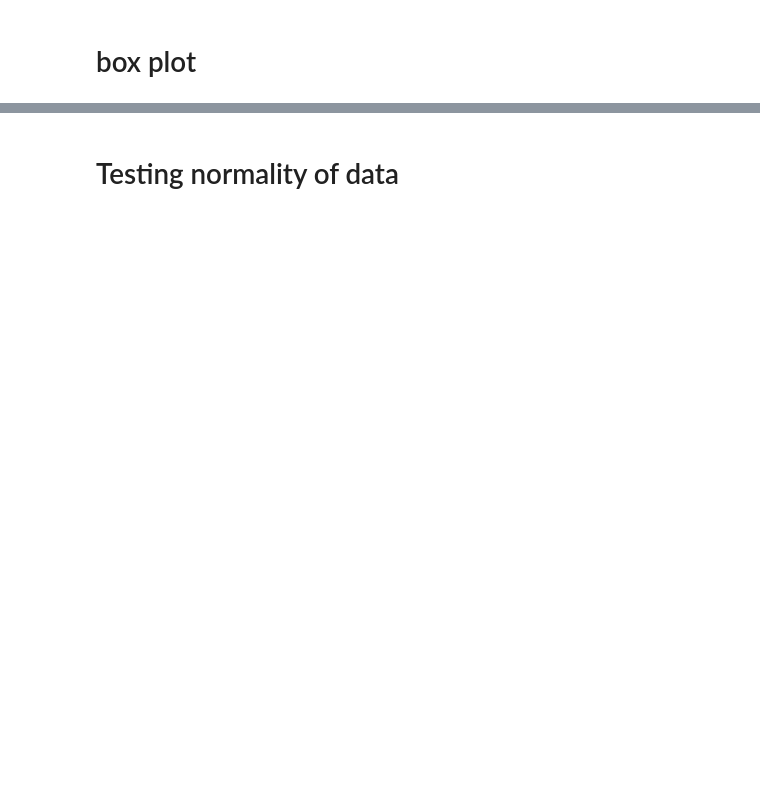
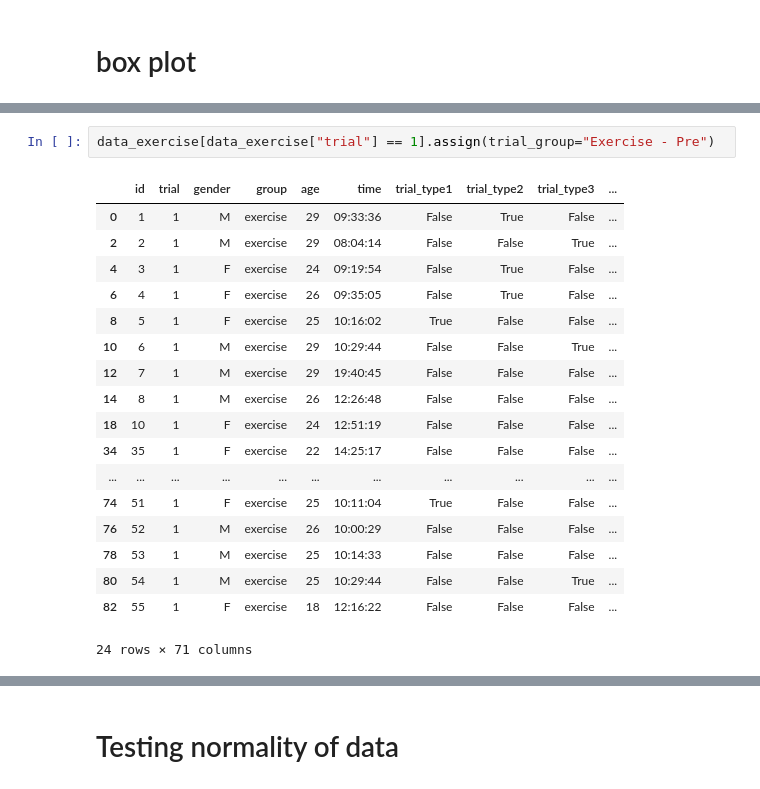
Before and after one commit to GermanButtiero/reaction_time, a Jupyter notebook: analysis_V3.ipynb, the cells around one changed output, grey strips where cells are left out. Drawn from its saved outputs; the diff is of its cells as text; blank space fills up the shorter version.

```diff
--- a/analysis_V3.ipynb
+++ b/analysis_V3.ipynb
@@ -139,3 +190,24 @@ plt.show()
+# %%
+data_exercise[data_exercise["trial"] == 1].assign(trial_group="Exercise - Pre")
+# %% [output]
+|  | id | trial | gender | group | age | time | trial_type1 | trial_type2 | trial_type3 | ... |
+| 0 | 1 | 1 | M | exercise | 29 | 09:33:36 | False | True | False | ... |
+| 2 | 2 | 1 | M | exercise | 29 | 08:04:14 | False | False | True | ... |
+| 4 | 3 | 1 | F | exercise | 24 | 09:19:54 | False | True | False | ... |
+| 6 | 4 | 1 | F | exercise | 26 | 09:35:05 | False | True | False | ... |
+| 8 | 5 | 1 | F | exercise | 25 | 10:16:02 | True | False | False | ... |
+| 10 | 6 | 1 | M | exercise | 29 | 10:29:44 | False | False | True | ... |
+| 12 | 7 | 1 | M | exercise | 29 | 19:40:45 | False | False | False | ... |
+| 14 | 8 | 1 | M | exercise | 26 | 12:26:48 | False | False | False | ... |
+| 18 | 10 | 1 | F | exercise | 24 | 12:51:19 | False | False | False | ... |
+| 34 | 35 | 1 | F | exercise | 22 | 14:25:17 | False | False | False | ... |
+| ... | ... | ... | ... | ... | ... | ... | ... | ... | ... | ... |
+| 74 | 51 | 1 | F | exercise | 25 | 10:11:04 | True | False | False | ... |
+| 76 | 52 | 1 | M | exercise | 26 | 10:00:29 | False | False | False | ... |
+| 78 | 53 | 1 | M | exercise | 25 | 10:14:33 | False | False | False | ... |
+| 80 | 54 | 1 | M | exercise | 25 | 10:29:44 | False | False | True | ... |
+| 82 | 55 | 1 | F | exercise | 18 | 12:16:22 | False | False | False | ... |
+24 rows × 71 columns
 # %%
 colorblind_palette = sns.color_palette("colorblind")
 
```
Also changed, not shown: parts of 36 cells of this notebook, 3 other files.
